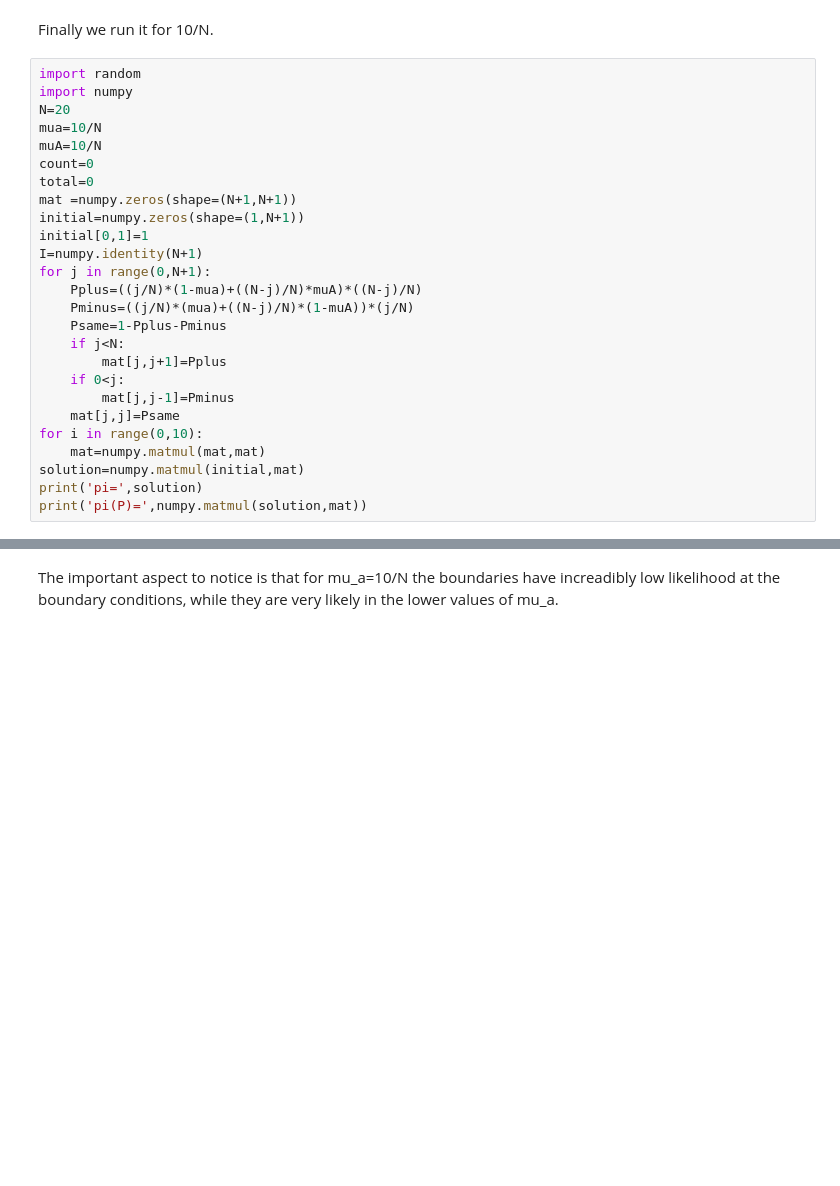
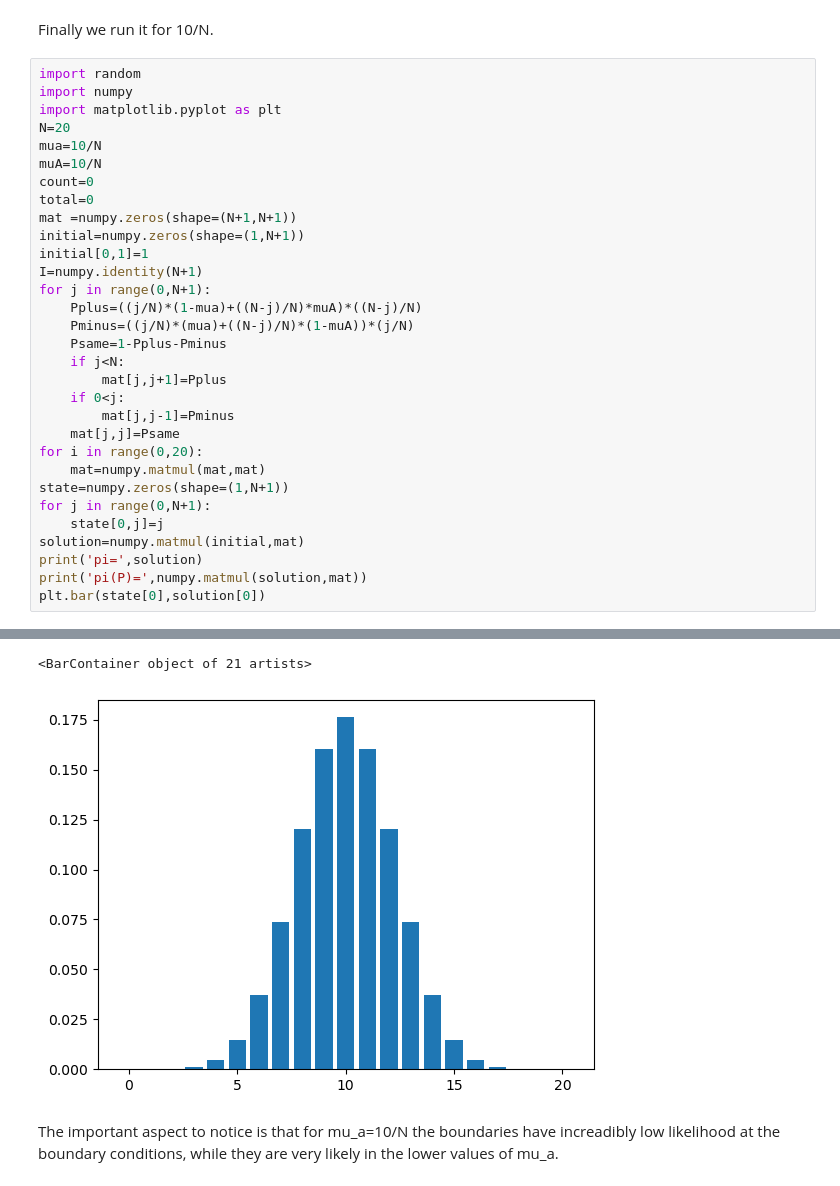
Before and after one commit to mrbatist/Assigment0, a Jupyter notebook: Assignment 2.ipynb, the cells around one changed output, grey strips where cells are left out. Cells and saved outputs as stored; diff of their text form; blank space fills up the shorter version.

```diff
--- a/Assignment 2.ipynb
+++ b/Assignment 2.ipynb
@@ -243,6 +282,7 @@ Finally we run it for 10/N.
 # %%
 import random
 import numpy
+import matplotlib.pyplot as plt
 N=20
 mua=10/N
 muA=10/N
@@ -251,33 +291,39 @@ total=0
 mat =numpy.zeros(shape=(N+1,N+1))
 initial=numpy.zeros(shape=(1,N+1))
 initial[0,1]=1
 I=numpy.identity(N+1)
 for j in range(0,N+1):
     Pplus=((j/N)*(1-mua)+((N-j)/N)*muA)*((N-j)/N)
     Pminus=((j/N)*(mua)+((N-j)/N)*(1-muA))*(j/N)
     Psame=1-Pplus-Pminus
     if j<N:
         mat[j,j+1]=Pplus
     if 0<j:
         mat[j,j-1]=Pminus
     mat[j,j]=Psame
-for i in range(0,10):
+for i in range(0,20):
     mat=numpy.matmul(mat,mat)
+state=numpy.zeros(shape=(1,N+1))
+for j in range(0,N+1):
+    state[0,j]=j
 solution=numpy.matmul(initial,mat)
 print('pi=',solution)
 print('pi(P)=',numpy.matmul(solution,mat))
+plt.bar(state[0],solution[0])
 # %% [output]
 pi= [[9.53674316e-07 1.90734863e-05 1.81198120e-04 1.08718872e-03
   4.62055206e-03 1.47857666e-02 3.69644165e-02 7.39288330e-02
   1.20134354e-01 1.60179138e-01 1.76197052e-01 1.60179138e-01
   1.20134354e-01 7.39288330e-02 3.69644165e-02 1.47857666e-02
   4.62055206e-03 1.08718872e-03 1.81198120e-04 1.90734863e-05
   9.53674316e-07]]
 pi(P)= [[9.53674316e-07 1.90734863e-05 1.81198120e-04 1.08718872e-03
   4.62055206e-03 1.47857666e-02 3.69644165e-02 7.39288330e-02
   1.20134354e-01 1.60179138e-01 1.76197052e-01 1.60179138e-01
   1.20134354e-01 7.39288330e-02 3.69644165e-02 1.47857666e-02
   4.62055206e-03 1.08718872e-03 1.81198120e-04 1.90734863e-05
   9.53674316e-07]]
+<BarContainer object of 21 artists>
+[figure, added]
 # %% [markdown]
 The important aspect to notice is that for mu_a=10/N the boundaries have increadibly low likelihood at the boundary conditions, while they are very likely in the lower values of mu_a.
```
Also changed, not shown: parts of 9 cells of this notebook.
